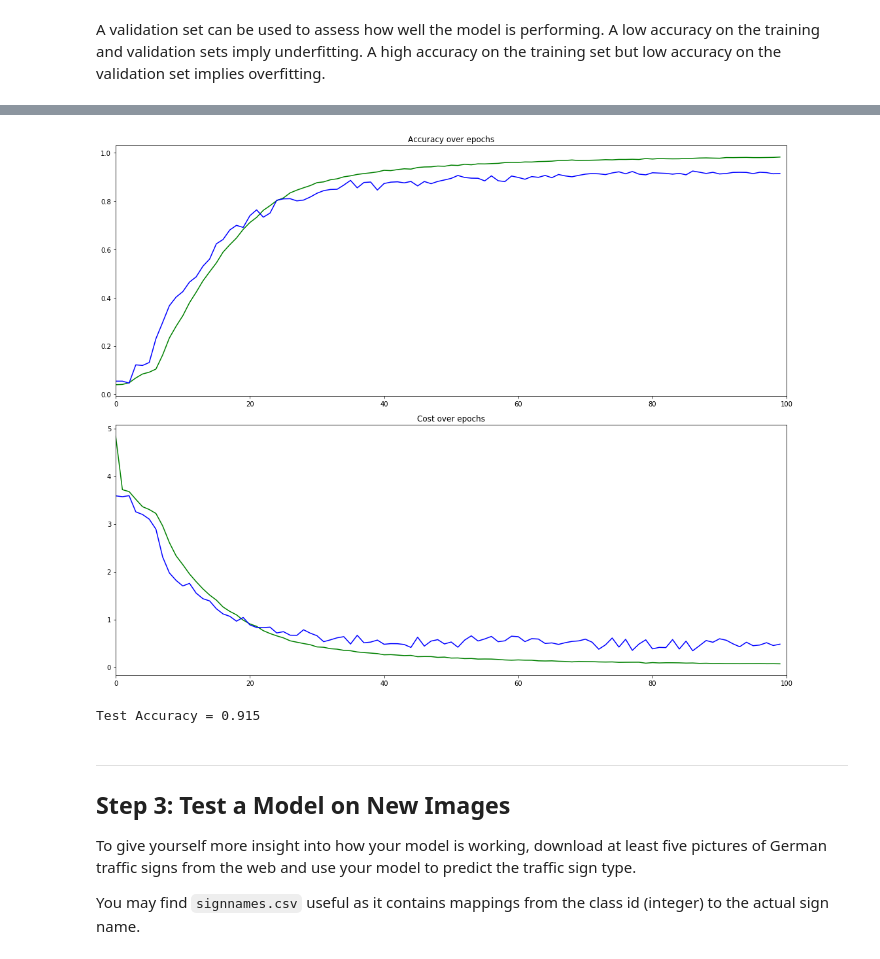
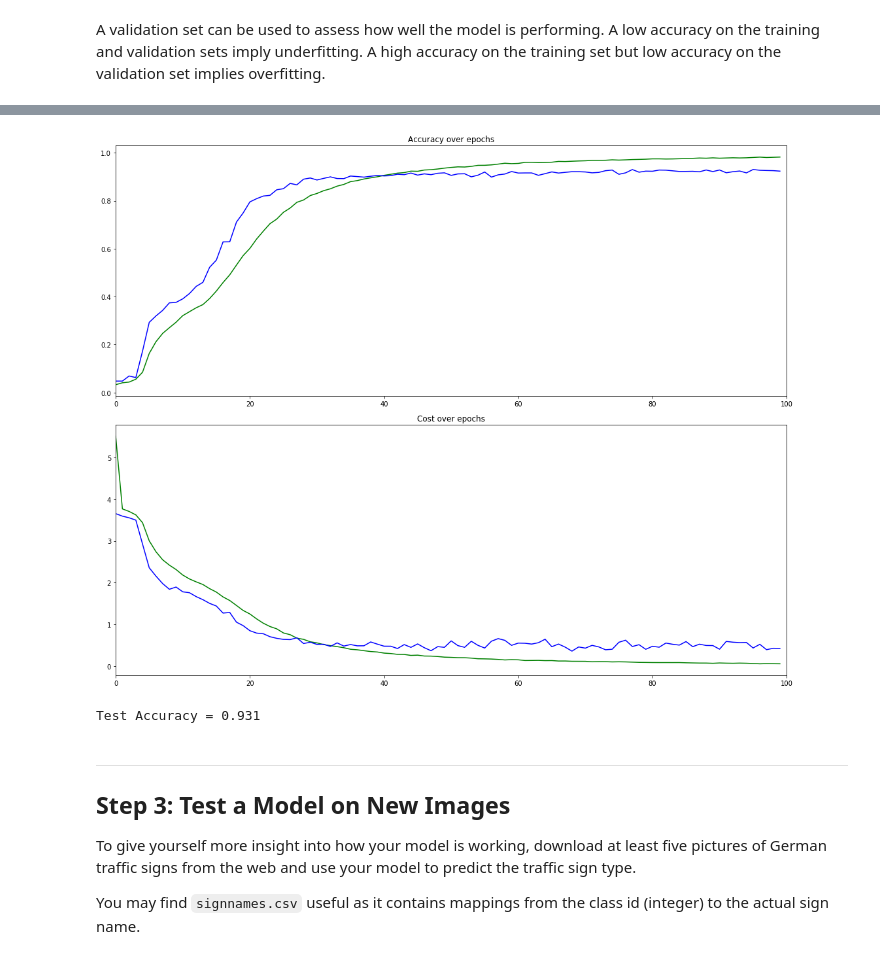
Before and after one commit to sumitkapoor/carnd_traffic_sign_project2, a Jupyter notebook: Traffic_Sign_Classifier.ipynb, the cells around one changed output, grey strips where cells are left out. Saved outputs shown, nothing was run; the diff lists cells and outputs as text; code cells hidden in the pictures.

```diff
--- a/Traffic_Sign_Classifier.ipynb
+++ b/Traffic_Sign_Classifier.ipynb
@@ -300,7 +379,7 @@ y_valid = y_original_valid
 y_test = y_original_test
 
 sample_size = 3
-generation_per_modification = 50
+generation_per_modification = 20
 
 generated = {}
 generated_file = "./data/generated.p"
@@ -436,12 +515,14 @@ plot_distribution(y_test, "Test")
 [figure]
 # %%
 EPOCHS = 100
-BATCH_SIZE = 128
+BATCH_SIZE = 256
 
 # Use dropout for regularization
-dropout = 0.55
+dropout_conv = 0.7
+dropout_fc = 0.5
 
-keep_prob = tf.placeholder(tf.float32)
+keep_prob_conv = tf.placeholder(tf.float32)
+keep_prob_fc = tf.placeholder(tf.float32)
 
 x = tf.placeholder(tf.float32, (None, 32, 32, 3))
 y = tf.placeholder(tf.int32, (None))
@@ -604,7 +715,10 @@ def evaluate(X_data, y_data):
     sess = tf.get_default_session()
     for offset in range(0, num_examples, BATCH_SIZE):
         batch_x, batch_y = X_data[offset:offset+BATCH_SIZE], y_data[offset:offset+BATCH_SIZE]
-        accuracy, cost = sess.run([accuracy_operation, loss_operation], feed_dict={x: batch_x, y: batch_y, keep_prob : 1.})
+        accuracy, cost = sess.run([accuracy_operation, loss_operation], feed_dict={x: batch_x,
+                                                                                   y: batch_y,
+                                                                                   keep_prob_conv : 1.,
+                                                                                   keep_prob_fc : 1.})
         total_cost += (cost * len(batch_x))
         total_accuracy += (accuracy * len(batch_x))
     return (total_accuracy / num_examples, total_cost/ num_examples)
@@ -638,8 +752,17 @@ with tf.Session() as sess:
         for offset in range(0, num_examples, BATCH_SIZE):
             end = offset + BATCH_SIZE
             batch_x, batch_y = X_train[offset:end], y_train[offset:end]
-            _, b, lr = sess.run([training_operation, batch, rate], feed_dict={x: batch_x, y: batch_y, keep_prob: dropout})
-            training_accuracy, training_cost = sess.run([accuracy_operation, loss_operation], feed_dict={x: batch_x, y: batch_y, keep_prob : dropout})
+            _, b, lr = sess.run([training_operation, batch, rate], feed_dict={x: batch_x, y:
+                                                                              batch_y,
+                                                                              keep_prob_conv: dropout_conv,
+                                                                              keep_prob_fc : dropout_fc
+                                                                             })
+            training_accuracy, training_cost = sess.run([accuracy_operation, loss_operation],
+                                                        feed_dict={x: batch_x,
+                                                                   y: batch_y,
+                                                                   keep_prob_conv: dropout_conv,
+                                                                   keep_prob_fc : dropout_fc
+                                                                  })
             total_train_accuracy += (training_accuracy * len(batch_x))
             total_train_cost += (training_cost * len(batch_x))
 
@@ -653,7 +776,7 @@ with tf.Session() as sess:
              " V Cost = {:.4f}".format(validation_cost), " T Accuracy = {:.4f}".format(train_accuracy[i]), \
              " T Cost = {:.4f}".format(train_cost[i]), " Learning = {:.5f}".format(lr))
 
-    saver.save(sess, './models/traffic_model_1')
+    saver.save(sess, './models/traffic_model_2')
     print("Model saved")
     train_plot = plt.subplot(211)
     train_plot.set_title('Accuracy over epochs')
@@ -687,13 +810,13 @@ EPOCH 100  V Accuracy = 0.9150  V Cost = 0.4836  T Accuracy = 0.9826  T Cost = 0
 Model saved
-[figure, old version]
+[figure, new version]
 # %%
 with tf.Session() as sess:
-    saver.restore(sess, "./models/traffic_model_1")
+    saver.restore(sess, "./models/traffic_model_2")
 
     test_accuracy, test_cost = evaluate(X_test, y_test)
     print("Test Accuracy = {:.3f}".format(test_accuracy))
 # %% [output]
-Test Accuracy = 0.915
+Test Accuracy = 0.931
 # %% [markdown]
 ---
 
```
Also changed, not shown: parts of 11 cells of this notebook.
